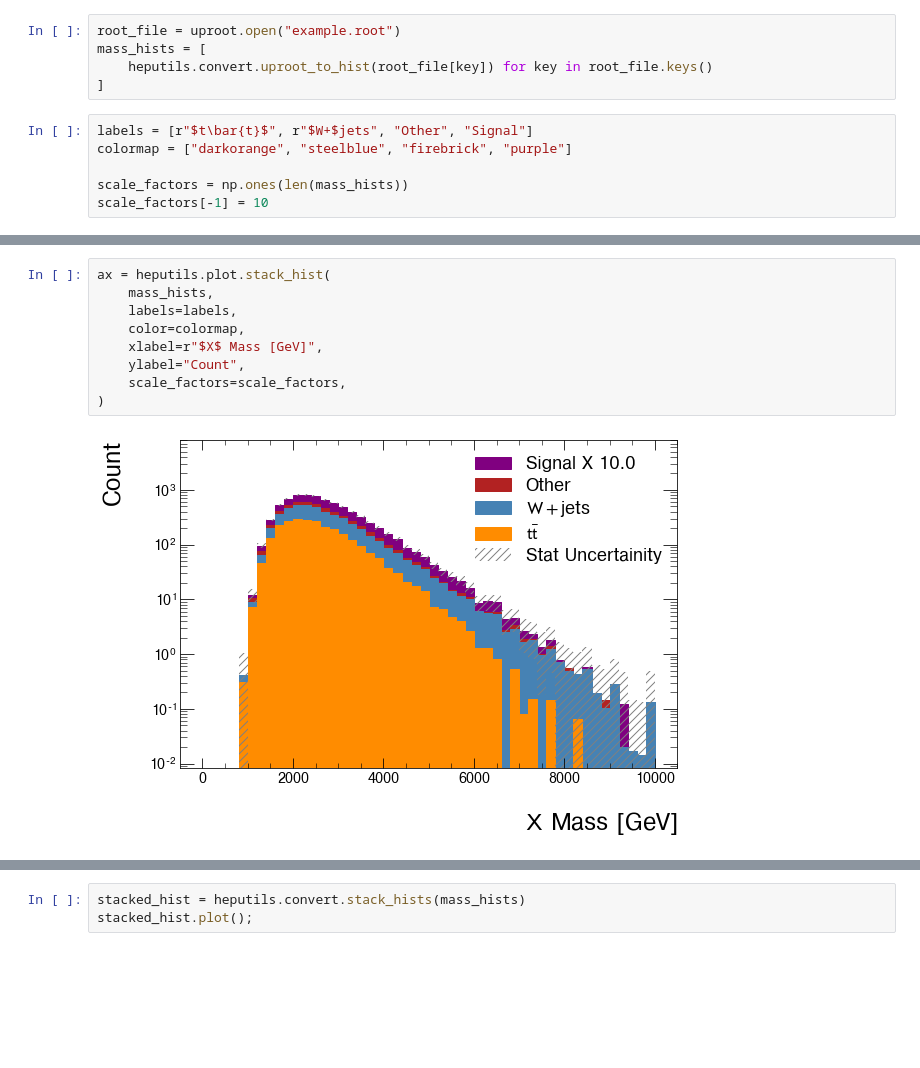
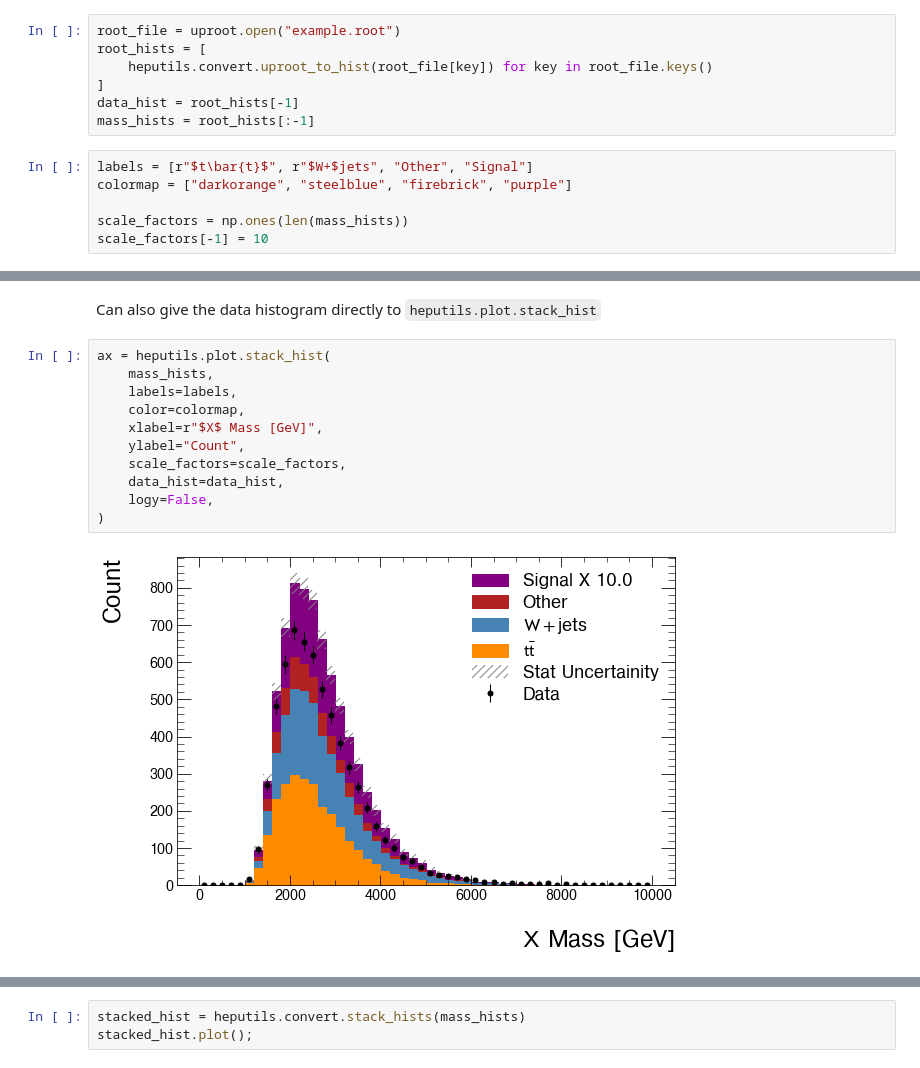
Before and after one commit to matthewfeickert/heputils, a Jupyter notebook: examples/dev-example.ipynb, the cells around one changed output, grey strips where cells are left out. Saved outputs shown, nothing was run; the diff lists cells and outputs as text; blank space fills up the shorter version.

```diff
--- a/examples/dev-example.ipynb
+++ b/examples/dev-example.ipynb
@@ -8,9 +8,11 @@ import heputils
 heputils.plot.set_style("ATLAS")
 # %%
 root_file = uproot.open("example.root")
-mass_hists = [
+root_hists = [
     heputils.convert.uproot_to_hist(root_file[key]) for key in root_file.keys()
 ]
+data_hist = root_hists[-1]
+mass_hists = root_hists[:-1]
 # %%
 labels = [r"$t\bar{t}$", r"$W+$jets", "Other", "Signal"]
 colormap = ["darkorange", "steelblue", "firebrick", "purple"]
@@ -20,14 +34,18 @@ scale_factors[-1] = 10
+# %% [markdown]
+Can also give the data histogram directly to `heputils.plot.stack_hist`
 # %%
 ax = heputils.plot.stack_hist(
     mass_hists,
     labels=labels,
     color=colormap,
     xlabel=r"$X$ Mass [GeV]",
     ylabel="Count",
     scale_factors=scale_factors,
+    data_hist=data_hist,
+    logy=False,
 )
 # %% [output]
-[figure, old version]
+[figure, new version]
 # %%
 ax, artists = heputils.plot.stack_hist(
     mass_hists[0],
```
Also changed, not shown: parts of 3 cells of this notebook, 2 other files.
